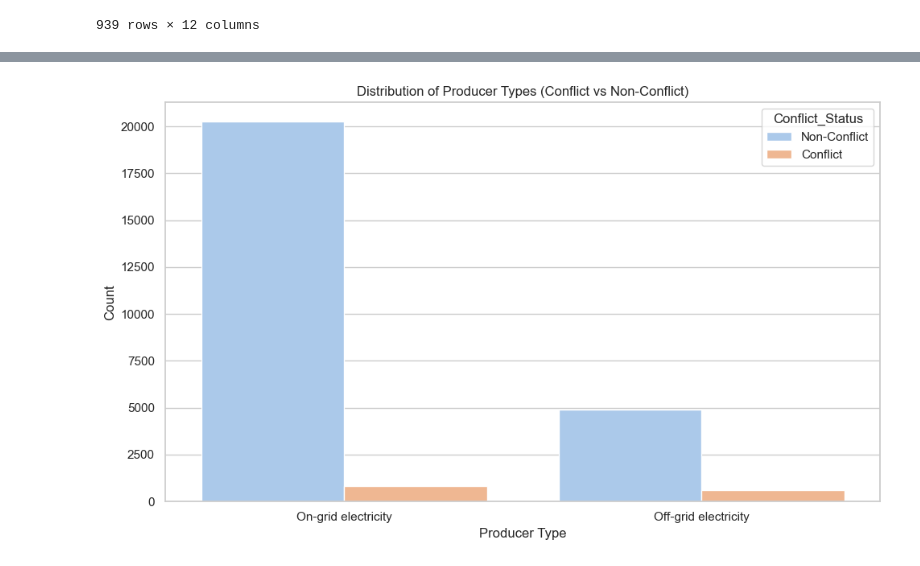
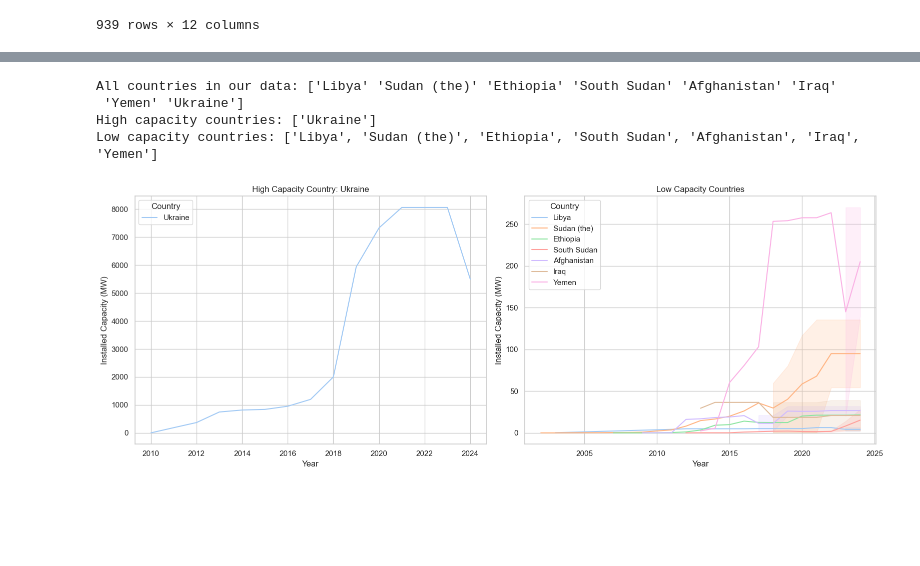
Before and after one commit to MIT-Emerging-Talent/ET6-CDSP-group-08-repo, a Jupyter notebook: 3_data_exploration/IRENA_ONG_explore.ipynb, the cells around one changed output, grey strips where cells are left out. Saved outputs shown, nothing was run; the diff lists cells and outputs as text; code cells hidden in the pictures; blank space fills up the shorter version.

```diff
--- a/3_data_exploration/IRENA_ONG_explore.ipynb
+++ b/3_data_exploration/IRENA_ONG_explore.ipynb
@@ -310,11 +255,69 @@ plt.show()
-# %%
-# 10. On-Grid Producer Types by Conflict Status
-plt.figure(figsize=(10, 6))
-sns.countplot(data=df, x="Producer Type", hue="Conflict_Status")
-plt.title("Distribution of Producer Types (Conflict vs Non-Conflict)")
-plt.xlabel("Producer Type")
-plt.ylabel("Count")
-plt.tight_layout()
-plt.show()
-# %% [output]
-[figure, removed]
+# %%
+# 13. High vs Low Capacity
+# Ukraine has much higher capacity than others, so we separate it
+high_capacity_countries = ["Ukraine"]
+
+# Getting all unique country names from our data
+all_countries = solar_df["Country"].unique()
+print("All countries in our data:", all_countries)
+
+# Creating a list of countries that are NOT Ukraine (the low capacity ones)
+low_capacity_countries = []
+for country in all_countries:
+    if country != "Ukraine":  # If it's not Ukraine
+        low_capacity_countries.append(country)  # Add it to low capacity list
+
+print("High capacity countries:", high_capacity_countries)
+print("Low capacity countries:", low_capacity_countries)
+
+# Then creating two graphs side by side to see difference
+fig, (left_graph, right_graph) = plt.subplots(1, 2, figsize=(16, 6))
+# 1 = one row, 2 = two columns, figsize makes it wide enough for both
+
+# The LEFT graph (for high capacity countries)
+# Filter our data to only include Ukraine
+ukraine_data = solar_df[solar_df["Country"] == "Ukraine"]
+
+# Plotting Ukraine's data on the left graph
+sns.lineplot(
+    data=ukraine_data,
+    x="Year",
+    y="Electricity Installed Capacity (MW)",
+    hue="Country",
+    ax=left_graph,
+)
+
+# Adding labels to the left graph
+left_graph.set_title("High Capacity Country: Ukraine")
+left_graph.set_ylabel("Installed Capacity (MW)")
+left_graph.set_xlabel("Year")
+
+# The RIGHT graph (for low capacity countries)
+# Filter our data to exclude Ukraine (keep all others)
+other_countries_data = solar_df[solar_df["Country"] != "Ukraine"]
+
+# Plotting all other countries 8 on the right graph
+sns.lineplot(
+    data=other_countries_data,
+    x="Year",
+    y="Electricity Installed Capacity (MW)",
+    hue="Country",
+    ax=right_graph,
+)
+
+# Add labels to the right graph
+right_graph.set_title("Low Capacity Countries")
+right_graph.set_ylabel("Installed Capacity (MW)")
+right_graph.set_xlabel("Year")
+
+plt.tight_layout()
+plt.show()
+
+# - Left graph: Ukraine's dramatic growth (large numbers)
+# - Right graph: All other countries (smaller numbers, but now visible!)
+# %% [output]
+All countries in our data: ['Libya' 'Sudan (the)' 'Ethiopia' 'South Sudan' 'Afghanistan' 'Iraq'
+ 'Yemen' 'Ukraine']
+High capacity countries: ['Ukraine']
+Low capacity countries: ['Libya', 'Sudan (the)', 'Ethiopia', 'South Sudan', 'Afghanistan', 'Iraq', 'Yemen']
+[figure, added]
```
Also changed, not shown: parts of 14 cells of this notebook, 1 other file.
